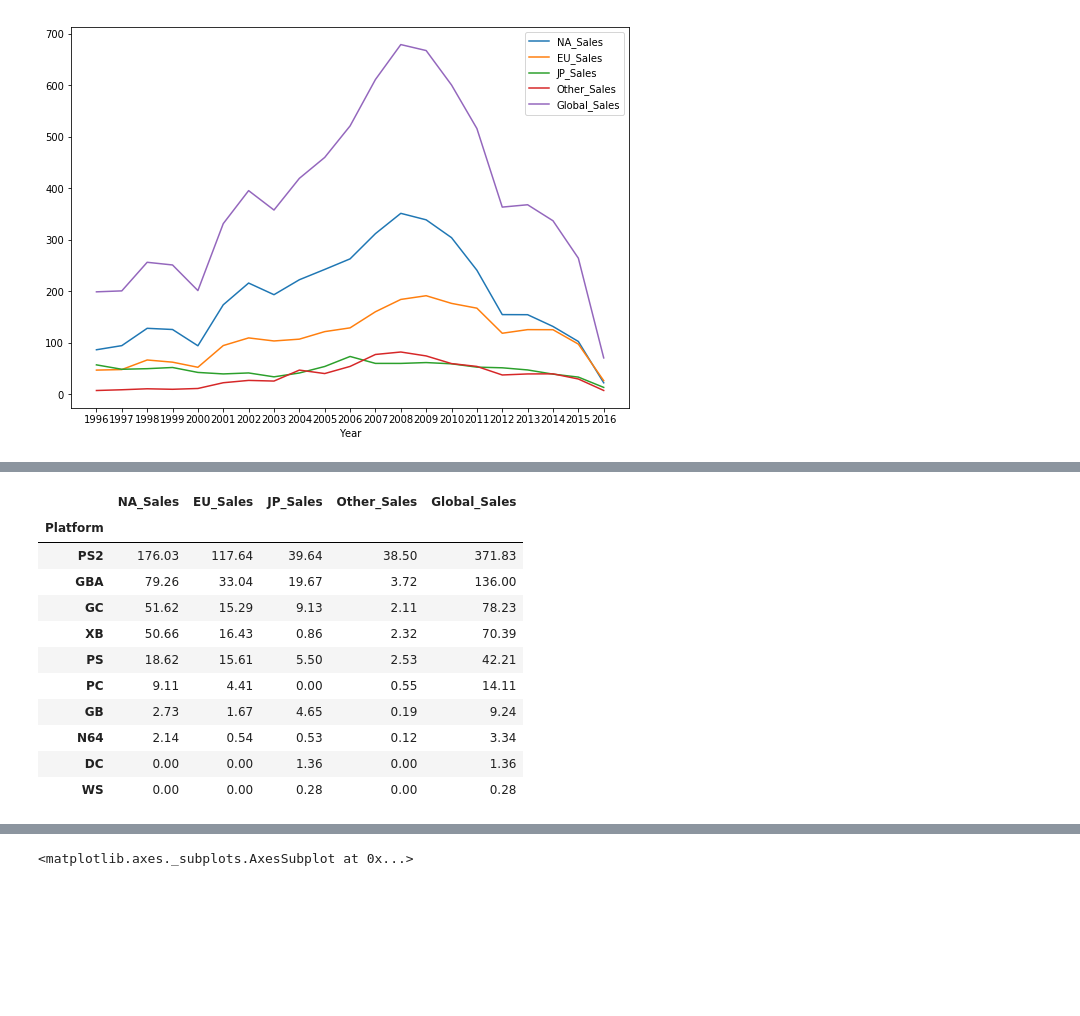
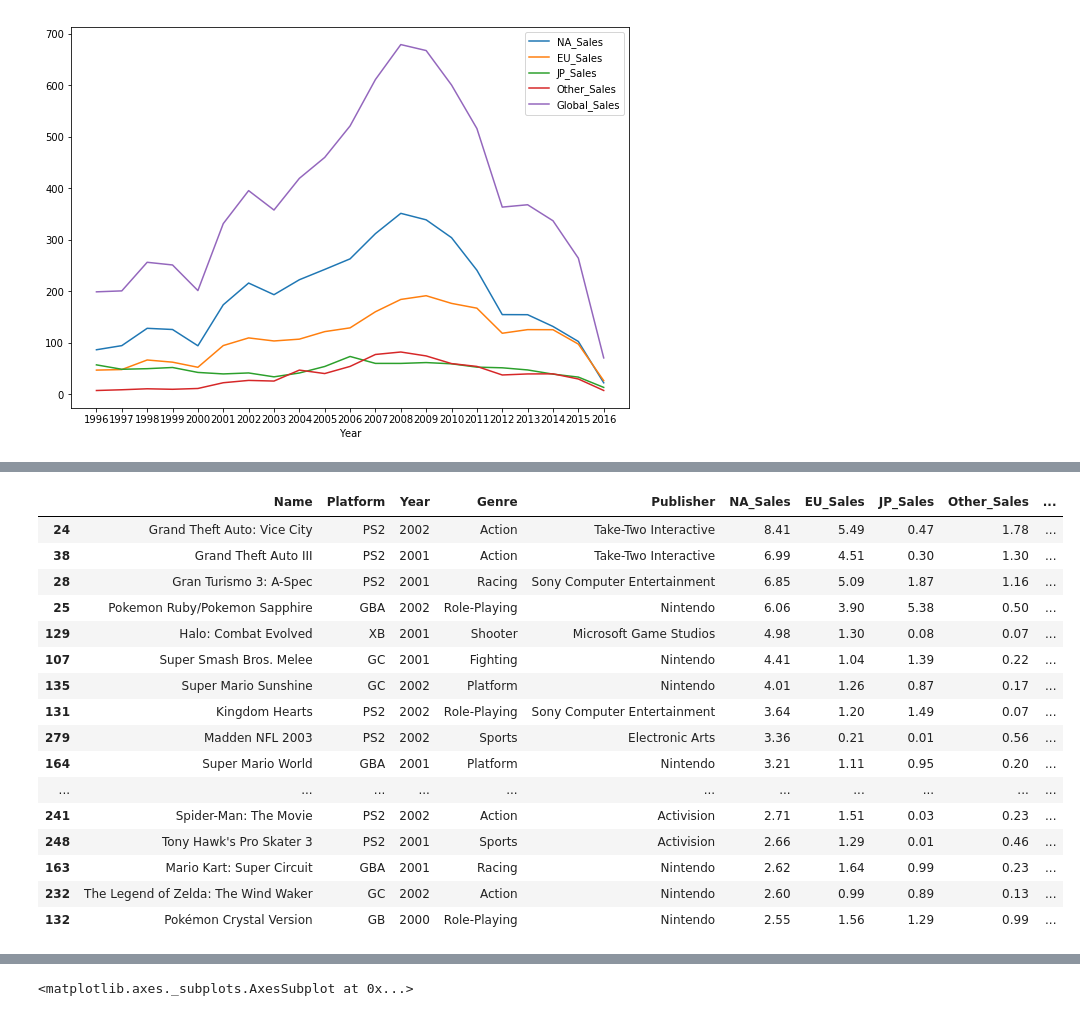
Before and after one commit to tortas/Video-Game-Data-Exploration, a Jupyter notebook: VGame_Exploration.ipynb, the cells around one changed output, grey strips where cells are left out. Drawn from its saved outputs; the diff is of its cells as text; code cells hidden in the pictures; blank space fills up the shorter version.

```diff
--- a/VGame_Exploration.ipynb
+++ b/VGame_Exploration.ipynb
@@ -54,15 +70,20 @@ recent_vgsales_by_year.plot(xticks=range(1996,2017), figsize=(10,7));
 # %%
-vg_sales[(vg_sales.Year >= 2001) & (vg_sales.Year <= 2002)].groupby('Platform').sum().drop(columns='Year').sort_values(by='Global_Sales', ascending=False)
+vg_sales[(vg_sales.Year >= 2000) & (vg_sales.Year <= 2002)].sort_values(by='NA_Sales', ascending=False).head(20)
 # %% [output]
-|  | NA_Sales | EU_Sales | JP_Sales | Other_Sales | Global_Sales |
-| Platform |  |  |  |  |  |
-| PS2 | 176.03 | 117.64 | 39.64 | 38.50 | 371.83 |
-| GBA | 79.26 | 33.04 | 19.67 | 3.72 | 136.00 |
-| GC | 51.62 | 15.29 | 9.13 | 2.11 | 78.23 |
-| XB | 50.66 | 16.43 | 0.86 | 2.32 | 70.39 |
-| PS | 18.62 | 15.61 | 5.50 | 2.53 | 42.21 |
-| PC | 9.11 | 4.41 | 0.00 | 0.55 | 14.11 |
-| GB | 2.73 | 1.67 | 4.65 | 0.19 | 9.24 |
-| N64 | 2.14 | 0.54 | 0.53 | 0.12 | 3.34 |
-| DC | 0.00 | 0.00 | 1.36 | 0.00 | 1.36 |
-| WS | 0.00 | 0.00 | 0.28 | 0.00 | 0.28 |
+|  | Name | Platform | Year | Genre | Publisher | NA_Sales | EU_Sales | JP_Sales | Other_Sales | ... |
+| 24 | Grand Theft Auto: Vice City | PS2 | 2002 | Action | Take-Two Interactive | 8.41 | 5.49 | 0.47 | 1.78 | ... |
+| 38 | Grand Theft Auto III | PS2 | 2001 | Action | Take-Two Interactive | 6.99 | 4.51 | 0.30 | 1.30 | ... |
+| 28 | Gran Turismo 3: A-Spec | PS2 | 2001 | Racing | Sony Computer Entertainment | 6.85 | 5.09 | 1.87 | 1.16 | ... |
+| 25 | Pokemon Ruby/Pokemon Sapphire | GBA | 2002 | Role-Playing | Nintendo | 6.06 | 3.90 | 5.38 | 0.50 | ... |
+| 129 | Halo: Combat Evolved | XB | 2001 | Shooter | Microsoft Game Studios | 4.98 | 1.30 | 0.08 | 0.07 | ... |
+| 107 | Super Smash Bros. Melee | GC | 2001 | Fighting | Nintendo | 4.41 | 1.04 | 1.39 | 0.22 | ... |
+| 135 | Super Mario Sunshine | GC | 2002 | Platform | Nintendo | 4.01 | 1.26 | 0.87 | 0.17 | ... |
+| 131 | Kingdom Hearts | PS2 | 2002 | Role-Playing | Sony Computer Entertainment | 3.64 | 1.20 | 1.49 | 0.07 | ... |
+| 279 | Madden NFL 2003 | PS2 | 2002 | Sports | Electronic Arts | 3.36 | 0.21 | 0.01 | 0.56 | ... |
+| 164 | Super Mario World | GBA | 2001 | Platform | Nintendo | 3.21 | 1.11 | 0.95 | 0.20 | ... |
+| ... | ... | ... | ... | ... | ... | ... | ... | ... | ... | ... |
+| 241 | Spider-Man: The Movie | PS2 | 2002 | Action | Activision | 2.71 | 1.51 | 0.03 | 0.23 | ... |
+| 248 | Tony Hawk's Pro Skater 3 | PS2 | 2001 | Sports | Activision | 2.66 | 1.29 | 0.01 | 0.46 | ... |
+| 163 | Mario Kart: Super Circuit | GBA | 2001 | Racing | Nintendo | 2.62 | 1.64 | 0.99 | 0.23 | ... |
+| 232 | The Legend of Zelda: The Wind Waker | GC | 2002 | Action | Nintendo | 2.60 | 0.99 | 0.89 | 0.13 | ... |
+| 132 | Pokémon Crystal Version | GB | 2000 | Role-Playing | Nintendo | 2.55 | 1.56 | 1.29 | 0.99 | ... |
```
Also changed, not shown: parts of 11 cells of this notebook.
